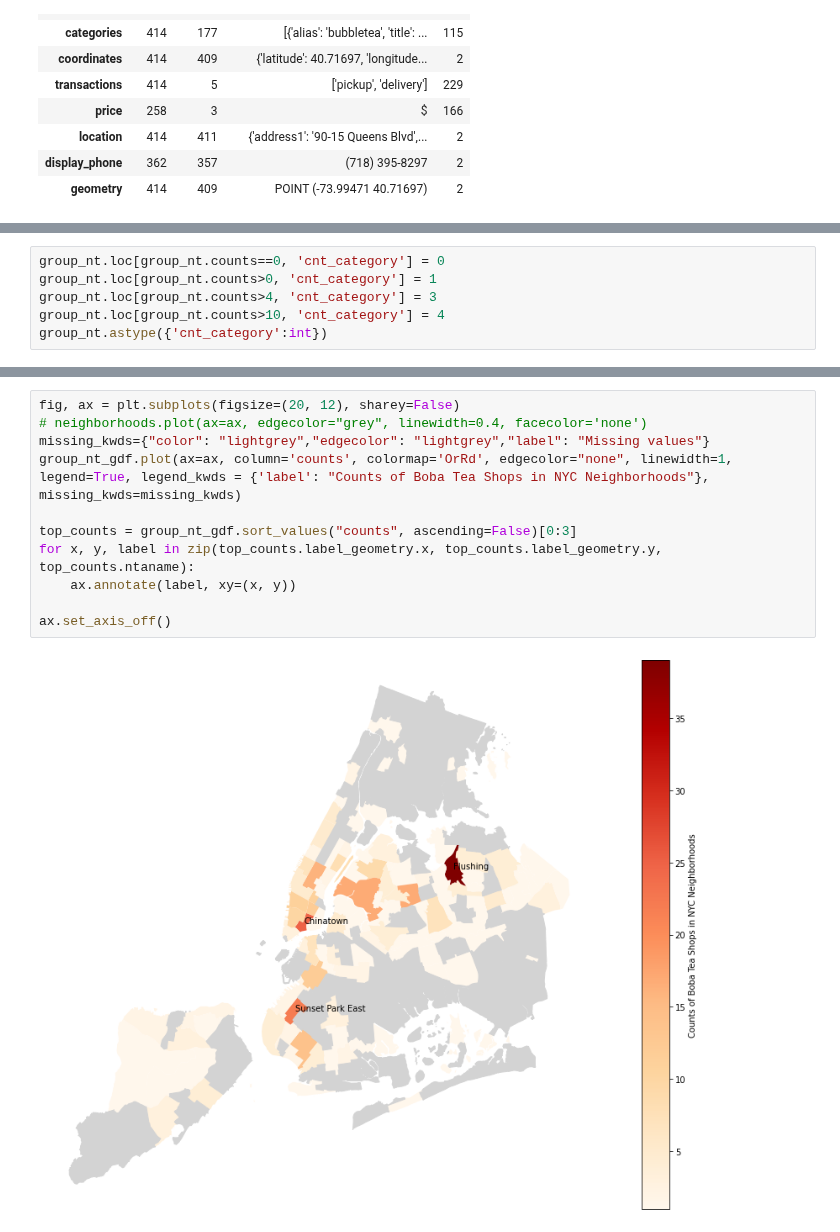
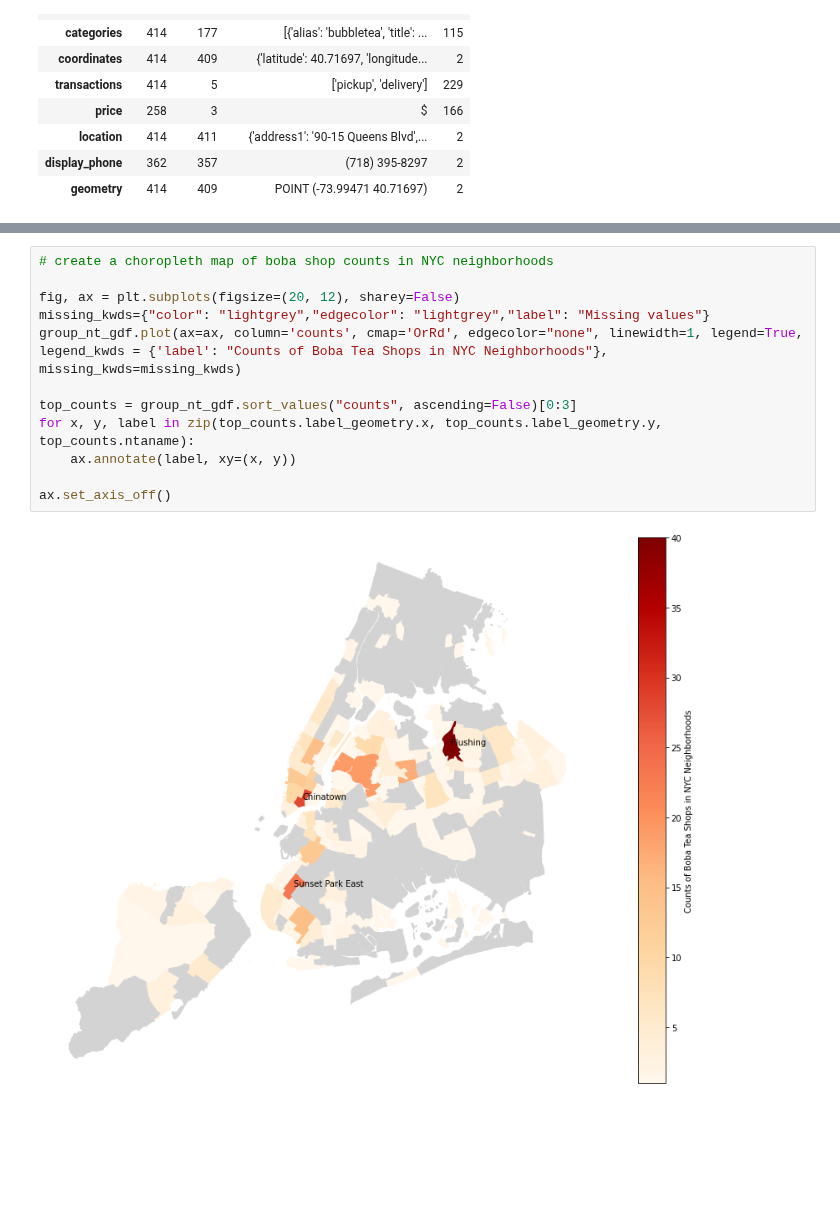
Before and after one commit to mebauer/boba-nyc, a Jupyter notebook: teabook/_build/jupyter_execute/boba-maps-nyc.ipynb, the cells around one changed output, grey strips where cells are left out. Drawn from its saved outputs; the diff is of its cells as text; blank space fills up the shorter version.

```diff
--- a/teabook/_build/jupyter_execute/boba-maps-nyc.ipynb
+++ b/teabook/_build/jupyter_execute/boba-maps-nyc.ipynb
@@ -100,6 +106,0 @@ group_nt.describe()
-# %%
-group_nt.loc[group_nt.counts==0, 'cnt_category'] = 0
-group_nt.loc[group_nt.counts>0, 'cnt_category'] = 1
-group_nt.loc[group_nt.counts>4, 'cnt_category'] = 3
-group_nt.loc[group_nt.counts>10, 'cnt_category'] = 4
-group_nt.astype({'cnt_category':int})
@@ -172,15 +162,16 @@ group_nt_gdf.head()
 | 4 | 2.0 | Bronx | 005 | BX09 | Soundview-Castle Hill-Clason Poin... | 5.198380e+07 | 67340.977626 | MULTIPOLYGON (((-73.88064 40.8185... | NaN | ... |
 # %%
+# create a choropleth map of boba shop counts in NYC neighborhoods
+
 fig, ax = plt.subplots(figsize=(20, 12), sharey=False)
-# neighborhoods.plot(ax=ax, edgecolor="grey", linewidth=0.4, facecolor='none')
 missing_kwds={"color": "lightgrey","edgecolor": "lightgrey","label": "Missing values"}
-group_nt_gdf.plot(ax=ax, column='counts', colormap='OrRd', edgecolor="none", linewidth=1, legend=True, legend_kwds = {'label': "Counts of Boba Tea Shops in NYC Neighborhoods"}, missing_kwds=missing_kwds)
+group_nt_gdf.plot(ax=ax, column='counts', cmap='OrRd', edgecolor="none", linewidth=1, legend=True, legend_kwds = {'label': "Counts of Boba Tea Shops in NYC Neighborhoods"}, missing_kwds=missing_kwds)
 
 top_counts = group_nt_gdf.sort_values("counts", ascending=False)[0:3]
 for x, y, label in zip(top_counts.label_geometry.x, top_counts.label_geometry.y, top_counts.ntaname):
     ax.annotate(label, xy=(x, y))
 
 ax.set_axis_off()
 # %% [output]
-[figure, old version]
+[figure, new version]
 # %%
```
Also changed, not shown: parts of 16 cells of this notebook, 37 other files.
